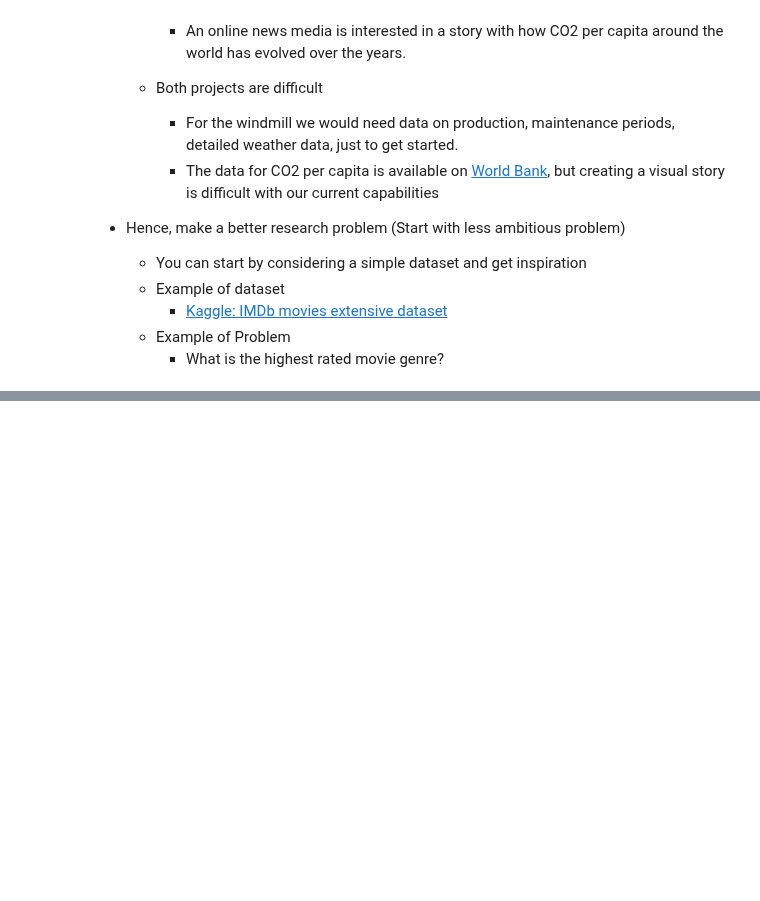
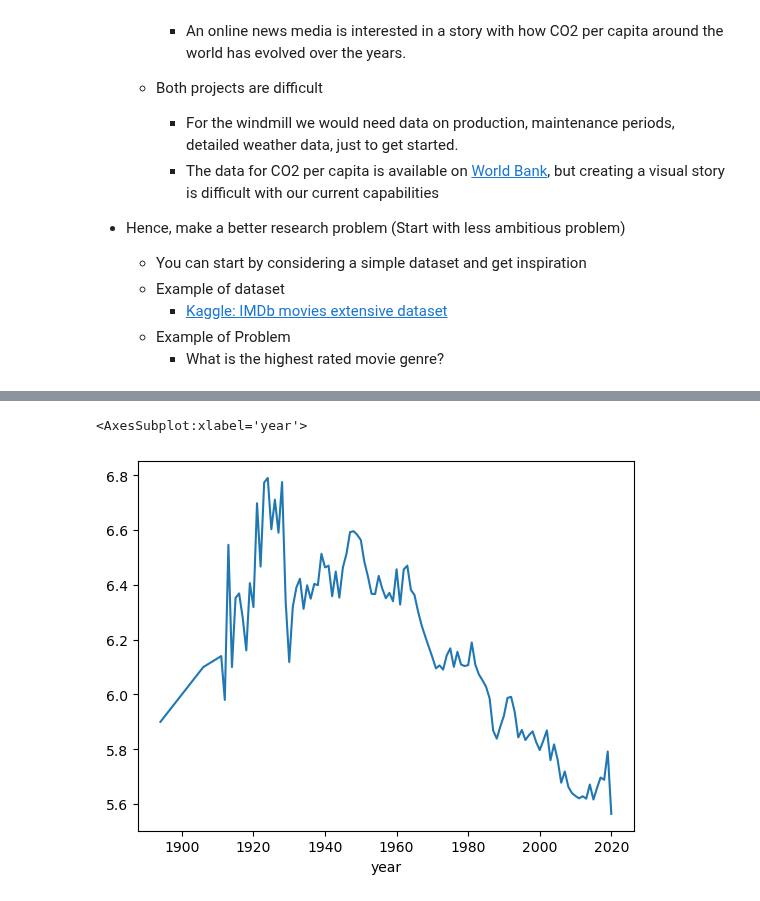
Before and after one commit to Abisoyesam/DS-ML-DL-tuts, a Jupyter notebook: DS With Rune/Lesson 17.ipynb, the cells around one changed output, grey strips where cells are left out. Cells and saved outputs as stored; diff of their text form; code cells hidden in the pictures; blank space fills up the shorter version.

```diff
--- a/DS With Rune/Lesson 17.ipynb
+++ b/DS With Rune/Lesson 17.ipynb
@@ -42,0 +181,3 @@ movies
+# %%
+group_movies = movies.select_dtypes(include='number')
+joined_group_movies = group_movies.join(movies['genre'])
@@ -42,0 +265,6 @@ movies
+# %%
+# average vote per year
+joined_group_movies.select_dtypes(include='number').groupby('year').mean()['avg_vote'].plot()
+# %% [output]
+<AxesSubplot:xlabel='year'>
+[figure, added]
```
Also changed, not shown: parts of 40 cells of this notebook.
